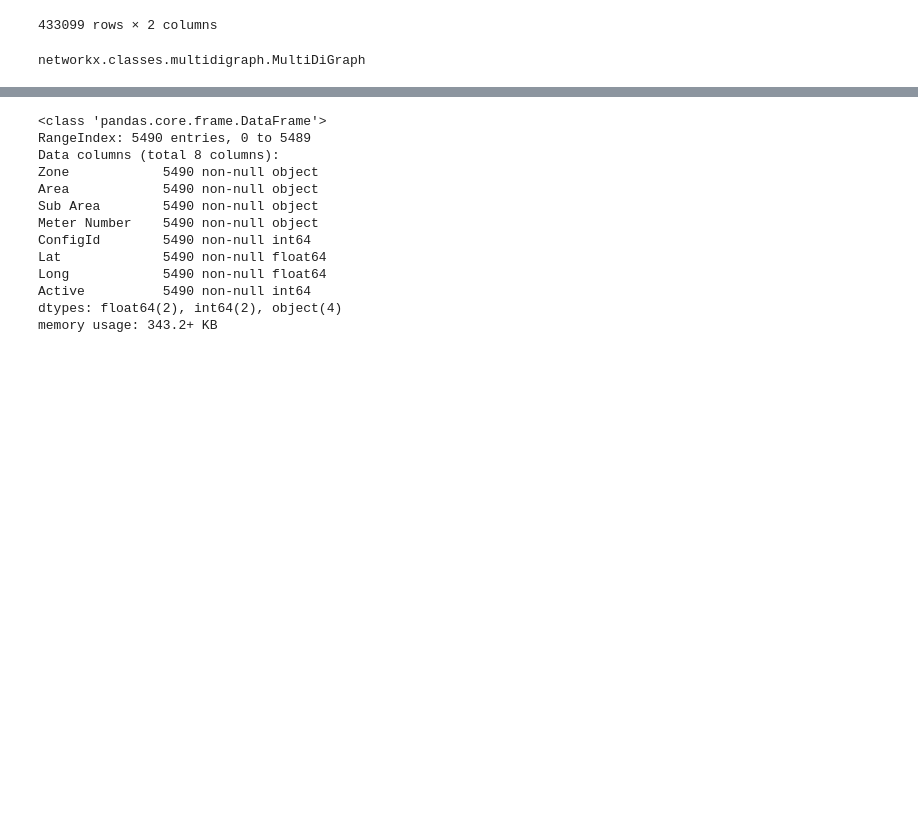
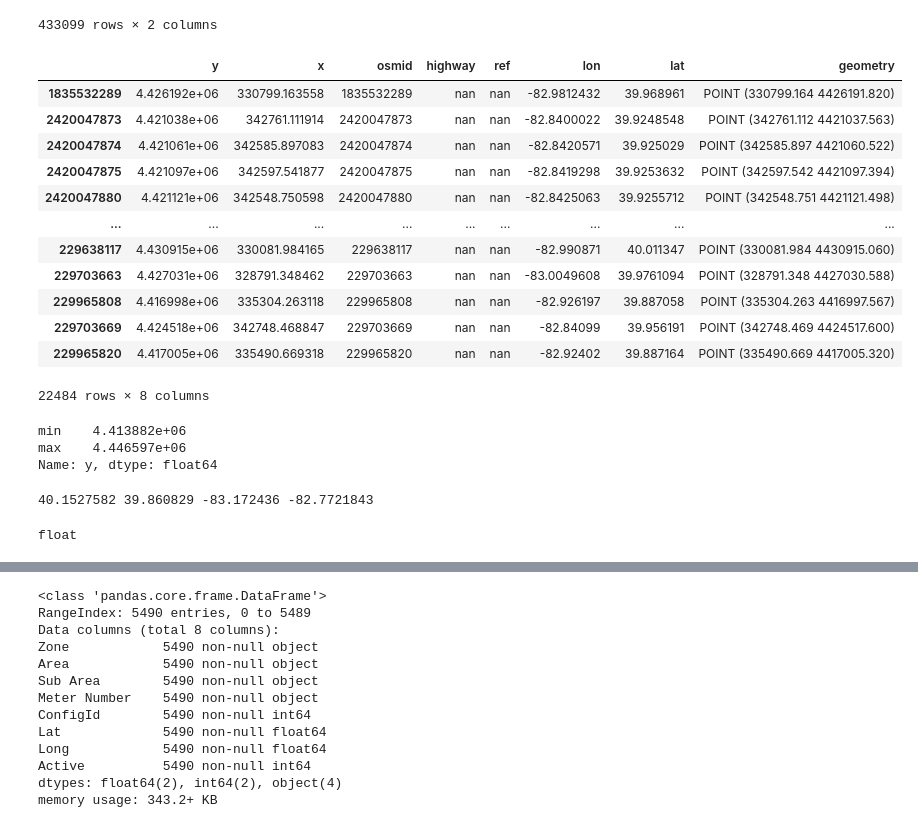
Before and after one commit to osofariu/cmh-parking-tickets, a Jupyter notebook: notebooks/Cmh_Parking_Violation.ipynb, the cells around one changed output, grey strips where cells are left out. Cells and saved outputs as stored; diff of their text form; code cells hidden in the pictures; blank space fills up the shorter version.

```diff
--- a/notebooks/Cmh_Parking_Violation.ipynb
+++ b/notebooks/Cmh_Parking_Violation.ipynb
@@ -157,5 +154,0 @@ G = ox.graph_from_place('Columbus, Ohio, USA', network_type='drive')
-# %%
-type(G)
-# can we cache this? it takes forever to download..
-# %% [output]
-networkx.classes.multidigraph.MultiDiGraph
@@ -161,0 +167,43 @@ networkx.classes.multidigraph.MultiDiGraph
+# %%
+
+cmh_gdf = ox.graph_to_gdfs(G)
+cmh_gdf[0]
+# %% [output]
+|  | y | x | osmid | highway | ref | lon | lat | geometry |
+| 1835532289 | 4.426192e+06 | 330799.163558 | 1835532289 | nan | nan | -82.9812432 | 39.968961 | POINT (330799.164 4426191.820) |
+| 2420047873 | 4.421038e+06 | 342761.111914 | 2420047873 | nan | nan | -82.8400022 | 39.9248548 | POINT (342761.112 4421037.563) |
+| 2420047874 | 4.421061e+06 | 342585.897083 | 2420047874 | nan | nan | -82.8420571 | 39.925029 | POINT (342585.897 4421060.522) |
+| 2420047875 | 4.421097e+06 | 342597.541877 | 2420047875 | nan | nan | -82.8419298 | 39.9253632 | POINT (342597.542 4421097.394) |
+| 2420047880 | 4.421121e+06 | 342548.750598 | 2420047880 | nan | nan | -82.8425063 | 39.9255712 | POINT (342548.751 4421121.498) |
+| ... | ... | ... | ... | ... | ... | ... | ... | ... |
+| 229638117 | 4.430915e+06 | 330081.984165 | 229638117 | nan | nan | -82.990871 | 40.011347 | POINT (330081.984 4430915.060) |
+| 229703663 | 4.427031e+06 | 328791.348462 | 229703663 | nan | nan | -83.0049608 | 39.9761094 | POINT (328791.348 4427030.588) |
+| 229965808 | 4.416998e+06 | 335304.263118 | 229965808 | nan | nan | -82.926197 | 39.887058 | POINT (335304.263 4416997.567) |
+| 229703669 | 4.424518e+06 | 342748.468847 | 229703669 | nan | nan | -82.84099 | 39.956191 | POINT (342748.469 4424517.600) |
+| 229965820 | 4.417005e+06 | 335490.669318 | 229965820 | nan | nan | -82.92402 | 39.887164 | POINT (335490.669 4417005.320) |
+22484 rows × 8 columns
+# %%
+cmh_gdf[0].x.agg(['min', 'max'])
+cmh_gdf[0].y.agg(['min', 'max'])
+# %% [output]
+min    4.413882e+06
+max    4.446597e+06
+Name: y, dtype: float64
+# %%
+cmh_gdf = ox.graph_to_gdfs(G)
+
+
+
+cmh_n = float(cmh_gdf[0].lat.agg('max'))
+cmh_s = float(cmh_gdf[0].lat.agg('min'))
+cmh_e = float(cmh_gdf[0].lon.agg('max'))
+cmh_w = float(cmh_gdf[0].lon.agg('min'))
+
+print(cmh_n, cmh_s, cmh_e, cmh_w)
+# %% [output]
+40.1527582 39.860829 -83.172436 -82.7721843
+# %%
+
+type(cmh_n)
+# %% [output]
+float
```
Also changed, not shown: parts of 13 cells of this notebook, 2 other files.
